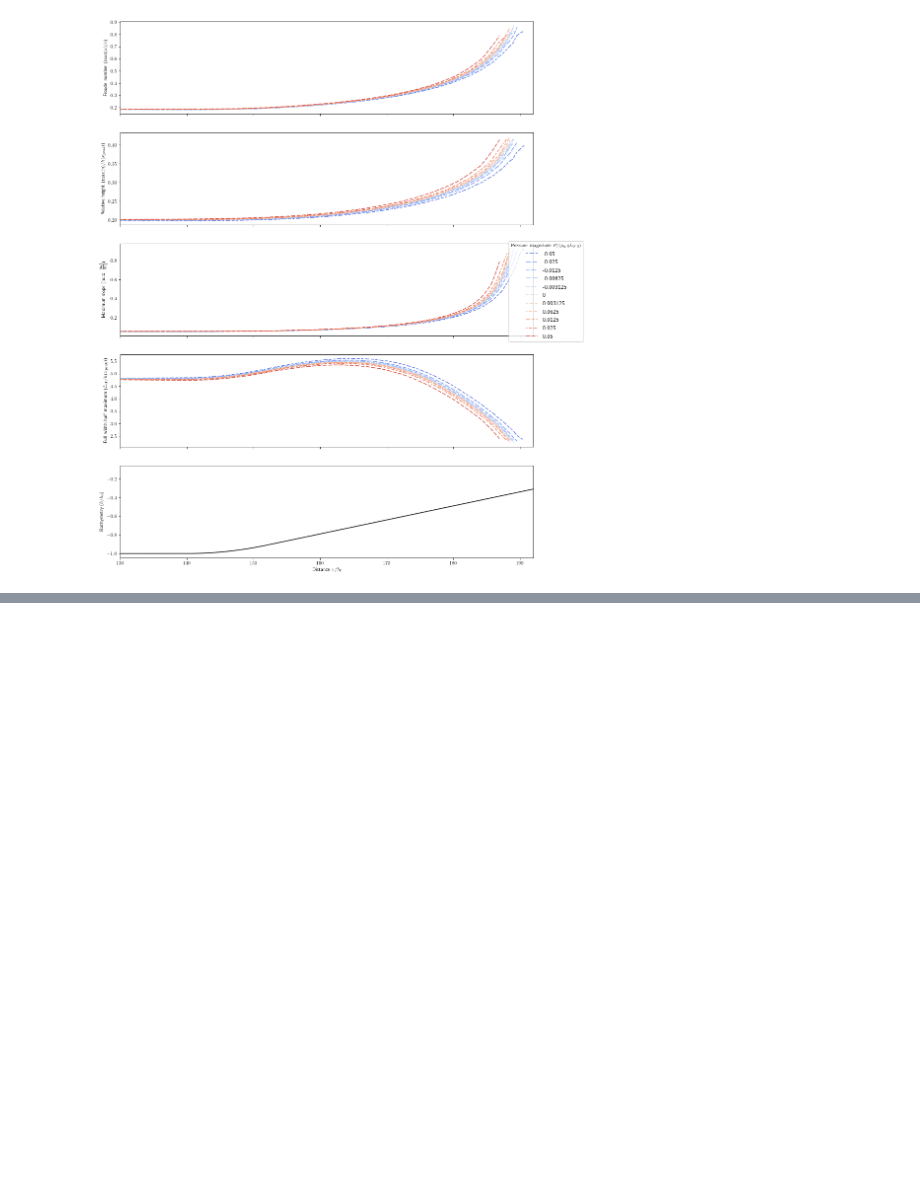
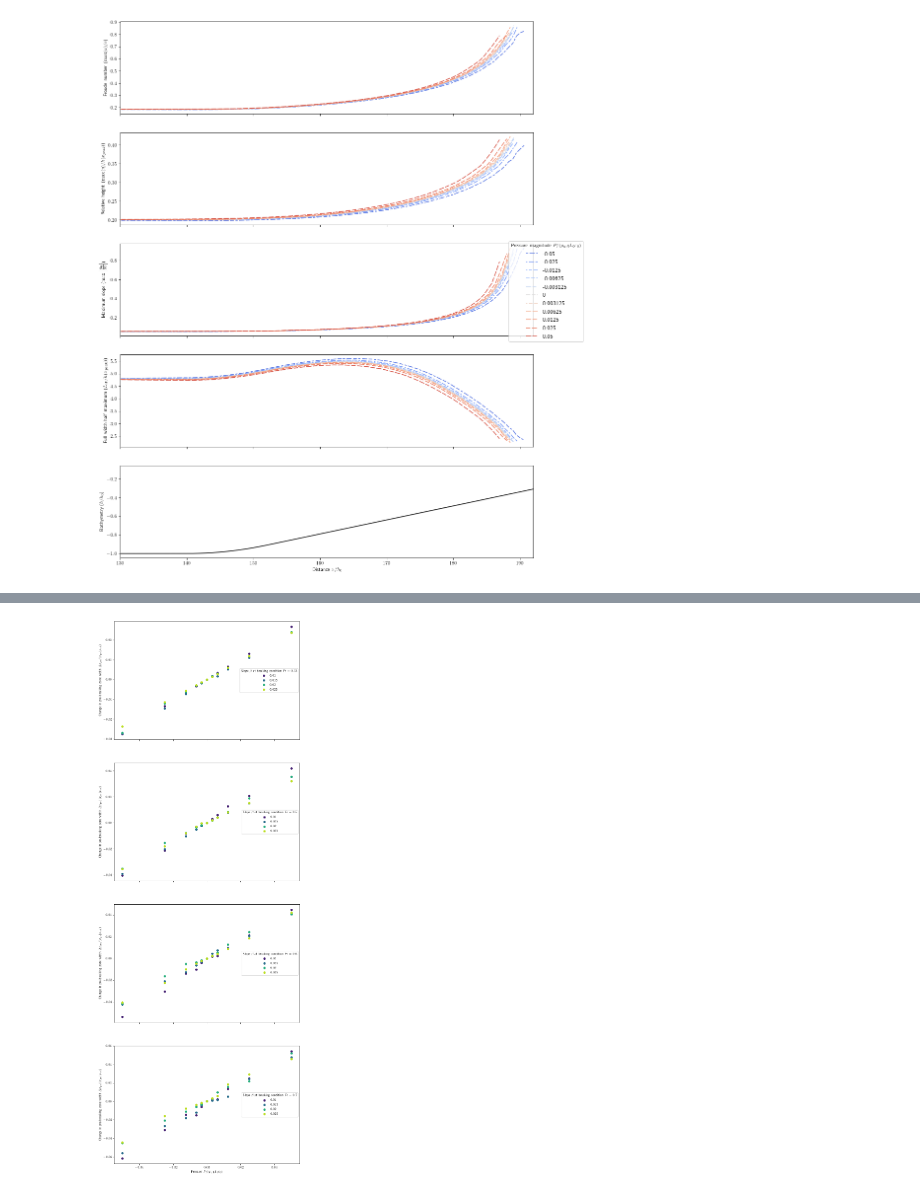
Before and after one commit to KelvinHamster/spectral_euler_zcs, a Jupyter notebook: ZF_manuscript_data_replication/ZF2021_windslope.ipynb, the cells around one changed output, grey strips where cells are left out. Drawn from its saved outputs; the diff is of its cells as text; code cells hidden in the pictures; blank space fills up the shorter version.

Commit message:
Completed replicating figures from the manuscript.

```diff
--- a/ZF_manuscript_data_replication/ZF2021_windslope.ipynb
+++ b/ZF_manuscript_data_replication/ZF2021_windslope.ipynb
@@ -192,7 +192,7 @@ These are for $\beta = 0.015$.
 # %%
 fig,axs = plt.subplots(nrows=5,ncols=1,sharex=True, sharey="row",figsize=[15,20])
 
-pressure_labels = [-0.05,-0.025,-0.0125,-0.00625,-0.003125,0,0.003125,0.0625,0.0125,0.025,0.05]
+pressure_labels = [-0.05,-0.025,-0.0125,-0.00625,-0.003125,0,0.003125,0.00625,0.0125,0.025,0.05]
 pressures = ["-0.0507","-0.0253","-0.0127","-0.00633","-0.00317","0","0.00317","0.00633","0.0127","0.0253","0.0507"]
 color_ = plt.cm.coolwarm(np.linspace(0.1,0.9, len(pressures))) # This returns RGBA; convert:
 colors = ['#%02x%02x%02x' % (round(rgb[0]*255),round(rgb[1]*255),round(rgb[2]*255)) for rgb in color_]
@@ -241,7 +241,7 @@ for i in range(len(pressure_labels)):
     sampledist = 1
     true_forward = [(guess +
             (half_max_eta[t] - series['eta'][t][guess])/(series['eta'][t][guess + sampledist] - series['eta'][t][guess])
-            /sampledist)*dx
+            *sampledist)*dx
         for t,guess in enumerate(forward_half)
     ]
 
@@ -252,7 +252,7 @@ for i in range(len(pressure_labels)):
     ])
     true_back = [(guess -
             (half_max_eta[t] - series['eta'][t][guess])/(series['eta'][t][guess - sampledist] - series['eta'][t][guess])
-            /sampledist)*dx
+            *sampledist)*dx
         for t,guess in enumerate(back_half)
     ]
 
@@ -296,0 +298,73 @@ Plotted 0.0507
+# %%
+def find_xshore(Nx, s0):
+    X1 = 140
+    gamma = 0.1
+    d0 = 0.9
+
+    l1 = 2*gamma*d0/(s0)
+    l2 = ((1-gamma)*d0 - (s0*l1)/2)/s0 + l1
+    l3 = l2 + l1
+
+    sqr_coeff = s0/(2 * l1)
+    lin_off = s0*l1 / 2 - 1
+
+    # d0 -= 1
+    # for (i,x) in enumerate(x):
+    #     if x < 0:
+    #         bath[i] = -1
+    #     elif x < l1: # smoothed
+    #         bath[i] = sqr_coeff * x*x - 1
+    #     elif x < l2: # linear domain
+    #         bath[i] = lin_off + s0 * (x - l1)
+
+    return X1+l1-(lin_off)/s0
+
+def c_adi(sim, tindex):
+    timeseries = sim['timeseries']
+    xp = timeseries['x_peak'][tindex]
+    return np.sqrt(sim['data']['h'][round(xp)]) * (1.0 + 0.5 * (timeseries['eta'][tindex][round(xp)] / sim['data']['h'][round(xp)]))
+
+fig,axs = plt.subplots(nrows=4,ncols=1,sharex=True, sharey="row",figsize=[10,30])
+
+pressure_labels = [-0.05,-0.025,-0.0125,-0.00625,-0.003125,0,0.003125,0.00625,0.0125,0.025,0.05]
+pressures = ["-0.0507","-0.0253","-0.0127","-0.00633","-0.00317","0","0.00317","0.00633","0.0127","0.0253","0.0507"]
+slopes = [0.01,0.015,0.02,0.025]
+color_ = plt.cm.viridis(np.linspace(0.1,0.9, len(slopes))) # This returns RGBA; convert:
+colors = ['#%02x%02x%02x' % (round(rgb[0]*255),round(rgb[1]*255),round(rgb[2]*255)) for rgb in color_]
+
+#prebreak condtion
+PBs = [0.33,0.5,0.6,0.7]
+zero_index = 5
+
+for k,PB in enumerate(PBs):
+
+    for i in range(len(slopes)):
+        BCP = [0] * len(pressures)
+
+        x_shore = None
+        for j in range(len(pressures)):
+            sim = load(f"data/ZF2021/windslope_s{slopes[i]}_P{pressures[j]}sim.nc")
+            series = sim['timeseries']
+
+            #breaking condition position
+
+            #time index:
+            t = np.argmax(np.where(series['Fr'] <= PB, series['t'], 0))
+            #linear interpolation for offset
+            sampledist = 1
+            t_off = (PB - series['Fr'][t])/(series['Fr'][t+sampledist] - series['Fr'][t]) * sampledist
+
+            BCP[j] = series['x_peak'][t] + t_off * (series['x_peak'][t+sampledist] - series['x_peak'][t])
+            if j == 0:
+                x_shore = find_xshore(sim['Nx'],slopes[i])
+
+        BCP = [(x-BCP[zero_index])/(BCP[zero_index] - x_shore) for x in BCP]
+        axs[k].scatter(pressure_labels,BCP,color = colors[i], label=f"{slopes[i]}")
+
+
+
+    axs[k].set_ylabel(r"Change in pre-breaking zone width $\Delta x_{pz}/(x_{pz}|_{P=0})$")
+    axs[k].legend(title=r"Slope $\beta$ at breaking condition Fr $="+str(round(PB,3))+r"$",bbox_to_anchor=(1.0, 0.5), loc='center right')
+
+axs[-1].set_xlabel(r"Pressure $P/(\rho_w g L_0 \varepsilon_0)$")
+# %% [output]
@@ -296,0 +372 @@ Plotted 0.0507
+[figure, added]
```
Also changed, not shown: parts of 8 cells of this notebook, 5 other files.
